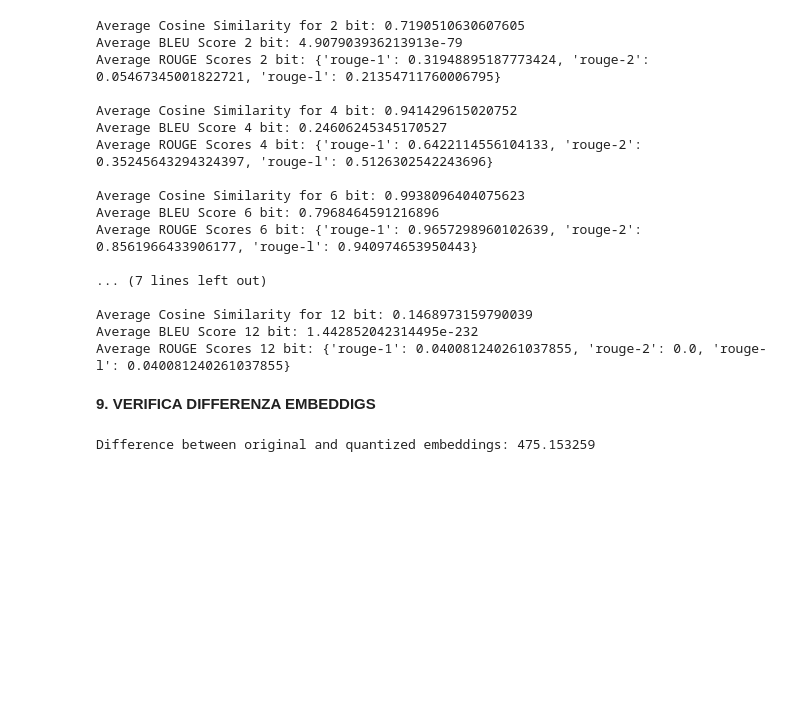
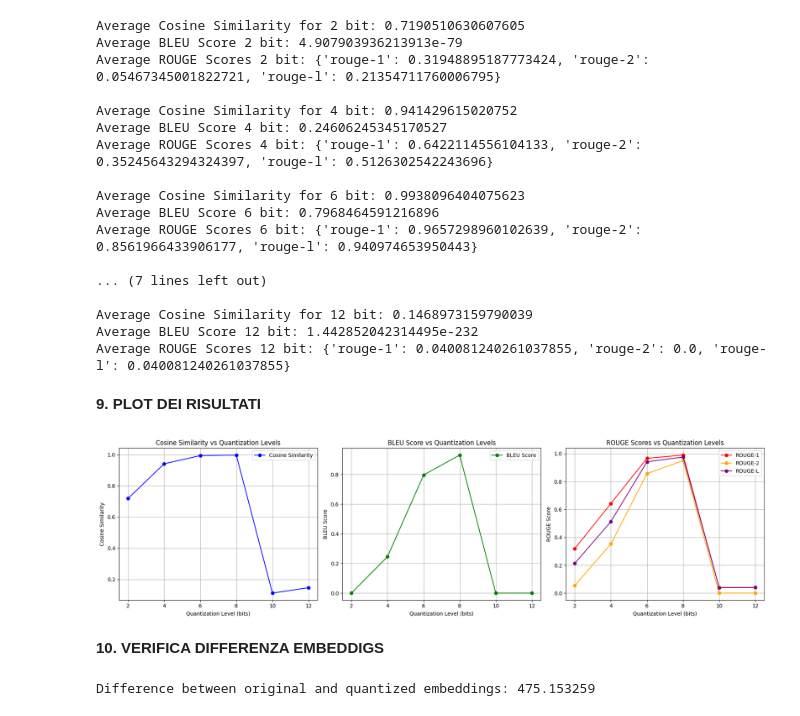
Before and after one commit to spereps01/LossyTextCompressor, a Jupyter notebook: model.ipynb, the cells around one changed output. Saved outputs shown, nothing was run; the diff lists cells and outputs as text; code cells hidden in the pictures; blank space fills up the shorter version.

Commit message:
added plots of the results

```diff
--- a/model.ipynb
+++ b/model.ipynb
@@ -213,8 +213,71 @@ Average ROUGE Scores 6 bit: {'rouge-1': 0.9657298960102639, 'rouge-2': 0.8561966
 Average Cosine Similarity for 12 bit: 0.1468973159790039
 Average BLEU Score 12 bit: 1.442852042314495e-232
 Average ROUGE Scores 12 bit: {'rouge-1': 0.040081240261037855, 'rouge-2': 0.0, 'rouge-l': 0.040081240261037855}
+# %% [markdown]
+**9. PLOT DEI RISULTATI**
+# %%
+import matplotlib.pyplot as plt
+
+# Inizializzazione delle liste per memorizzare i risultati
+cosine_similarities = []
+bleu_scores = []
+rouge_1_scores = []
+rouge_2_scores = []
+rouge_l_scores = []
+bit_levels = [2, 4, 6, 8, 10, 12]
+
+# Calcola le metriche di valutazione per ogni livello di quantizzazione
+for seq in all_texts:
+    cosine_similarity_score = calculate_cosine_similarity(text_list, seq)
+    bleu_score = calculate_bleu_score(text_list, seq)
+    rouge_scores = calculate_rouge_score(text_list, seq)
+
+    # Aggiunge i risultati alle liste
+    cosine_similarities.append(cosine_similarity_score)
+    bleu_scores.append(bleu_score)
+    rouge_1_scores.append(rouge_scores['rouge-1'])
+    rouge_2_scores.append(rouge_scores['rouge-2'])
+    rouge_l_scores.append(rouge_scores['rouge-l'])
+
+# Creazione dei grafici
+plt.figure(figsize=(18, 5))
+
+# Grafico della cosine similarity
+plt.subplot(1, 3, 1)
+plt.plot(bit_levels, cosine_similarities, marker='o', color='b', label='Cosine Similarity')
+plt.title('Cosine Similarity vs Quantization Levels')
+plt.xlabel('Quantization Level (bits)')
+plt.ylabel('Cosine Similarity')
+plt.grid(True)
+plt.legend()
+
+# Grafico del BLEU score
+plt.subplot(1, 3, 2)
+plt.plot(bit_levels, bleu_scores, marker='o', color='g', label='BLEU Score')
+plt.title('BLEU Score vs Quantization Levels')
+plt.xlabel('Quantization Level (bits)')
+plt.ylabel('BLEU Score')
+plt.grid(True)
+plt.legend()
+
+# Grafico dei ROUGE scores
+plt.subplot(1, 3, 3)
+plt.plot(bit_levels, rouge_1_scores, marker='o', color='r', label='ROUGE-1')
+plt.plot(bit_levels, rouge_2_scores, marker='o', color='orange', label='ROUGE-2')
+plt.plot(bit_levels, rouge_l_scores, marker='o', color='purple', label='ROUGE-L')
+plt.title('ROUGE Scores vs Quantization Levels')
+plt.xlabel('Quantization Level (bits)')
+plt.ylabel('ROUGE Score')
+plt.grid(True)
+plt.legend()
+
+# Mostra i grafici
+plt.tight_layout()
+plt.show()
+# %% [output]
+[figure, added]
 # %% [markdown]
-**9. VERIFICA DIFFERENZA EMBEDDIGS**
+**10. VERIFICA DIFFERENZA EMBEDDIGS**
 # %%
 # Verifica della differenza tra embeddings originali e quantizzati
 def check_embedding_difference(original_embeddings, quantized_embeddings):
```
